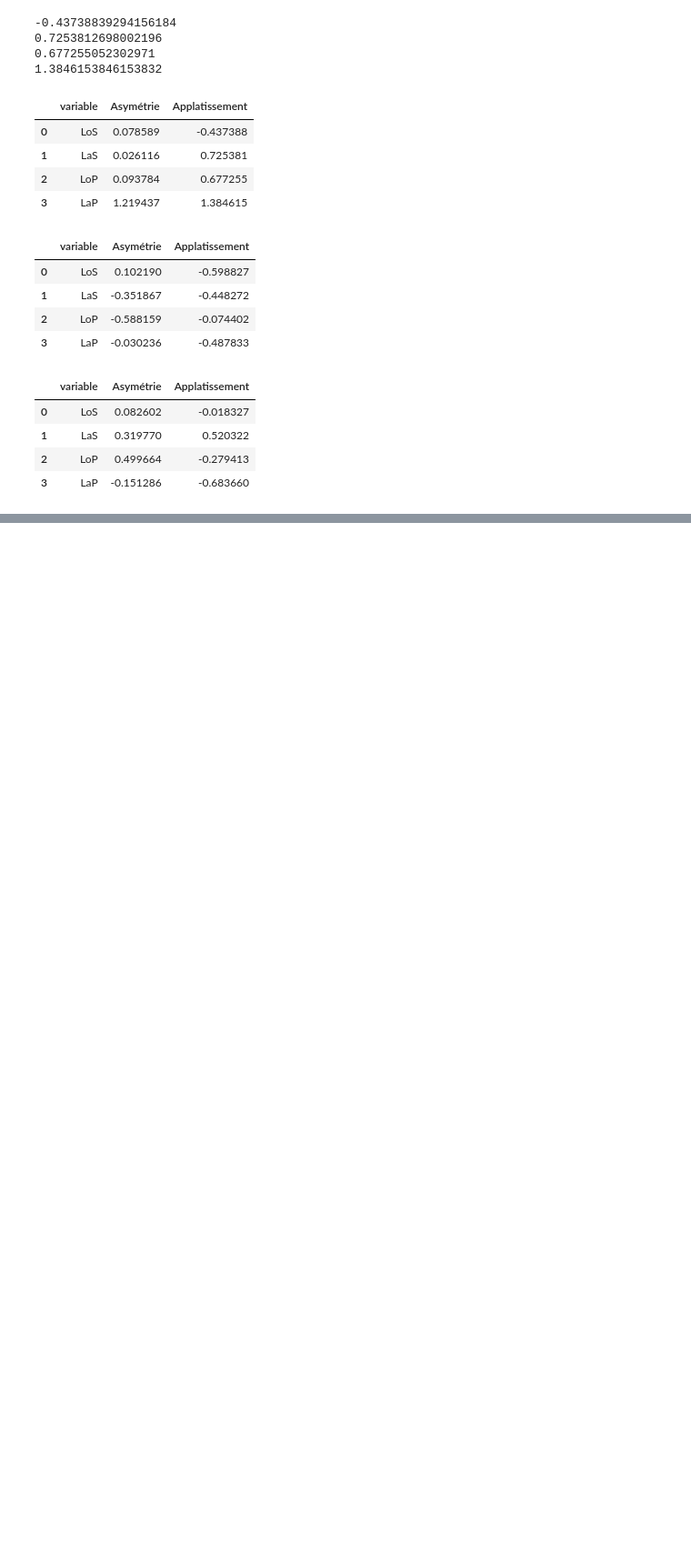
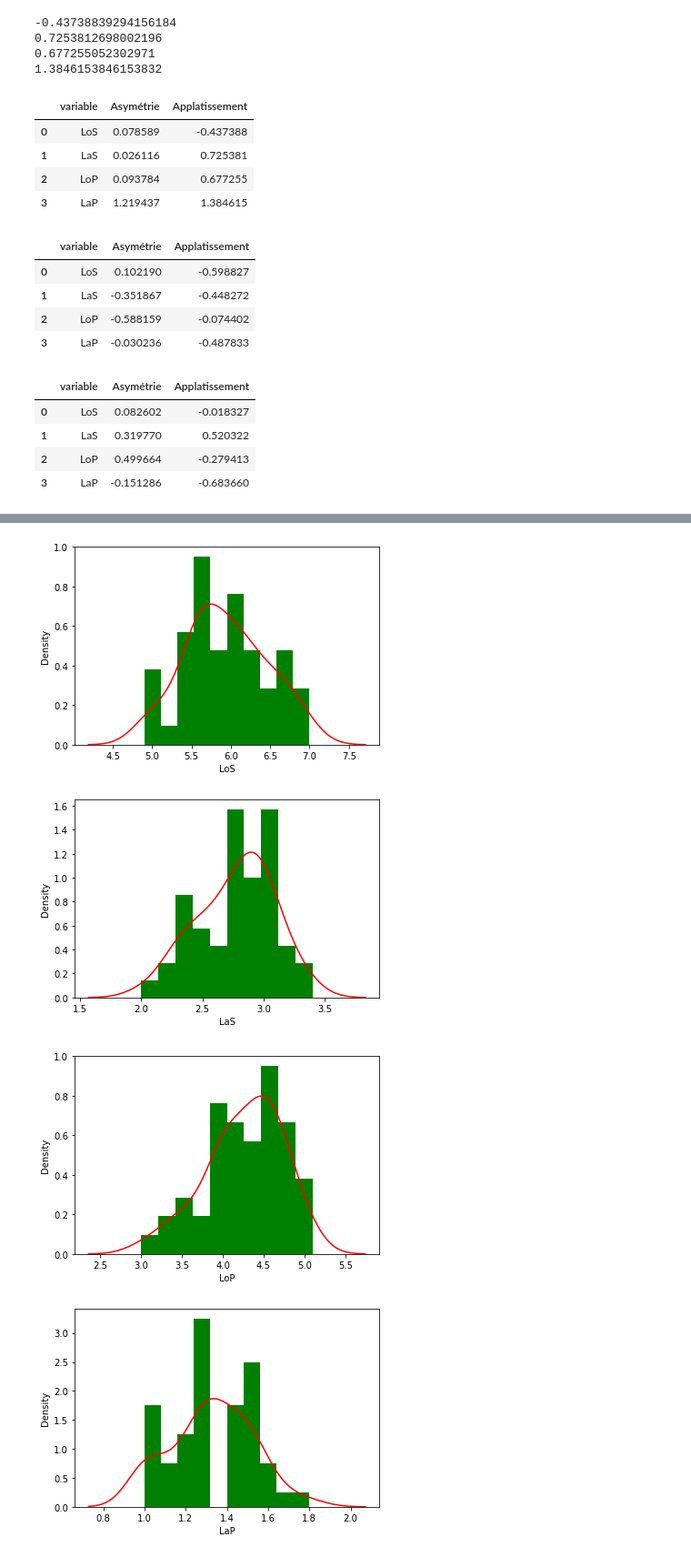
Before and after one commit to kolekeita/Travaux-pratiques-en-Machine-Learning, a Jupyter notebook: Iris_Fleur/Untitled.ipynb, the cells around one changed output, grey strips where cells are left out. Shown: that part at 91% size. Saved outputs shown, nothing was run; the diff lists cells and outputs as text; code cells hidden in the pictures; blank space fills up the shorter version.

```diff
--- a/Iris_Fleur/Untitled.ipynb
+++ b/Iris_Fleur/Untitled.ipynb
@@ -573,0 +688,11 @@ DD
+# %%
+for var in Nom_var[0:4]:
+    plt.figure()
+    plt.hist(versi[var],bins=10,histtype='bar',color='green',density=True)
+    sns.kdeplot(versi[var],color='red')
+    plt.show
+# %% [output]
+[figure, added]
+[figure, added]
+[figure, added]
+[figure, added]
```
Also changed, not shown: parts of 21 cells of this notebook.
